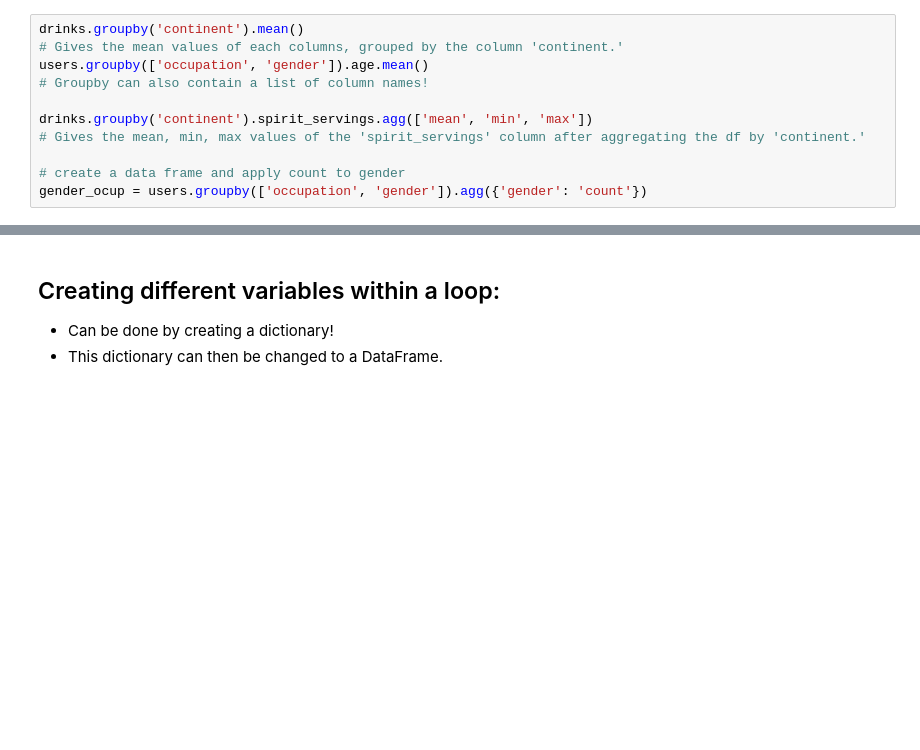
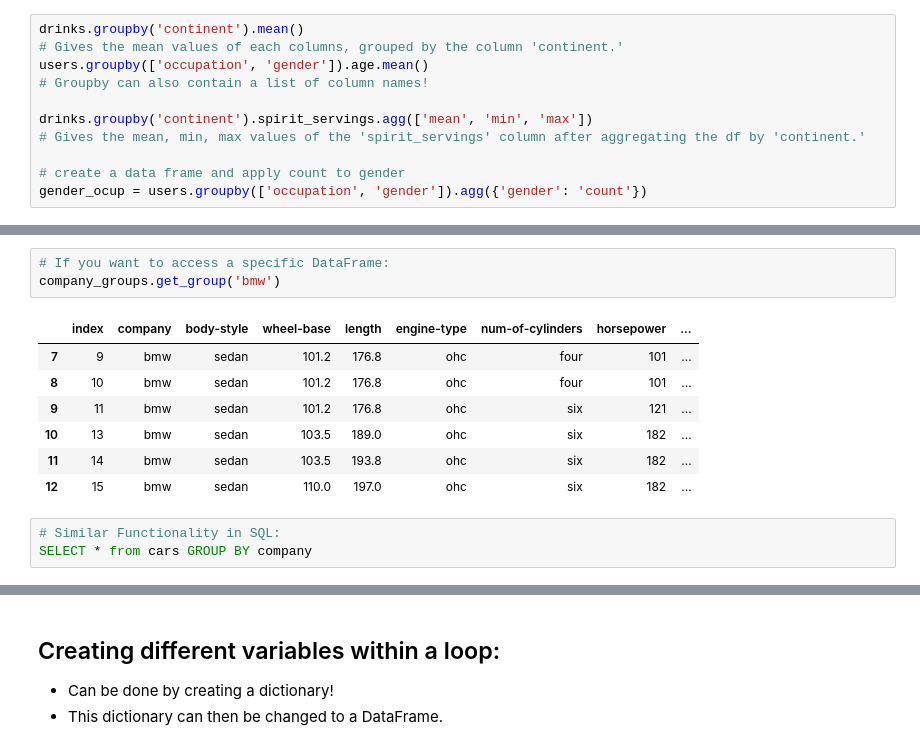
Before and after one commit to tjkim614/studynotes, a Jupyter notebook: study.ipynb, the cells around one changed output, grey strips where cells are left out. Drawn from its saved outputs; the diff is of its cells as text; blank space fills up the shorter version.

```diff
--- a/study.ipynb
+++ b/study.ipynb
@@ -231,0 +266,14 @@ gender_ocup = users.groupby(['occupation', 'gender']).agg({'gender': 'count'})
+# %%
+# If you want to access a specific DataFrame:
+company_groups.get_group('bmw')
+# %% [output]
+|  | index | company | body-style | wheel-base | length | engine-type | num-of-cylinders | horsepower | ... |
+| 7 | 9 | bmw | sedan | 101.2 | 176.8 | ohc | four | 101 | ... |
+| 8 | 10 | bmw | sedan | 101.2 | 176.8 | ohc | four | 101 | ... |
+| 9 | 11 | bmw | sedan | 101.2 | 176.8 | ohc | six | 121 | ... |
+| 10 | 13 | bmw | sedan | 103.5 | 189.0 | ohc | six | 182 | ... |
+| 11 | 14 | bmw | sedan | 103.5 | 193.8 | ohc | six | 182 | ... |
+| 12 | 15 | bmw | sedan | 110.0 | 197.0 | ohc | six | 182 | ... |
+# %%
+# Similar Functionality in SQL:
+SELECT * from cars GROUP BY company
```
Also changed, not shown: parts of 7 cells of this notebook.
